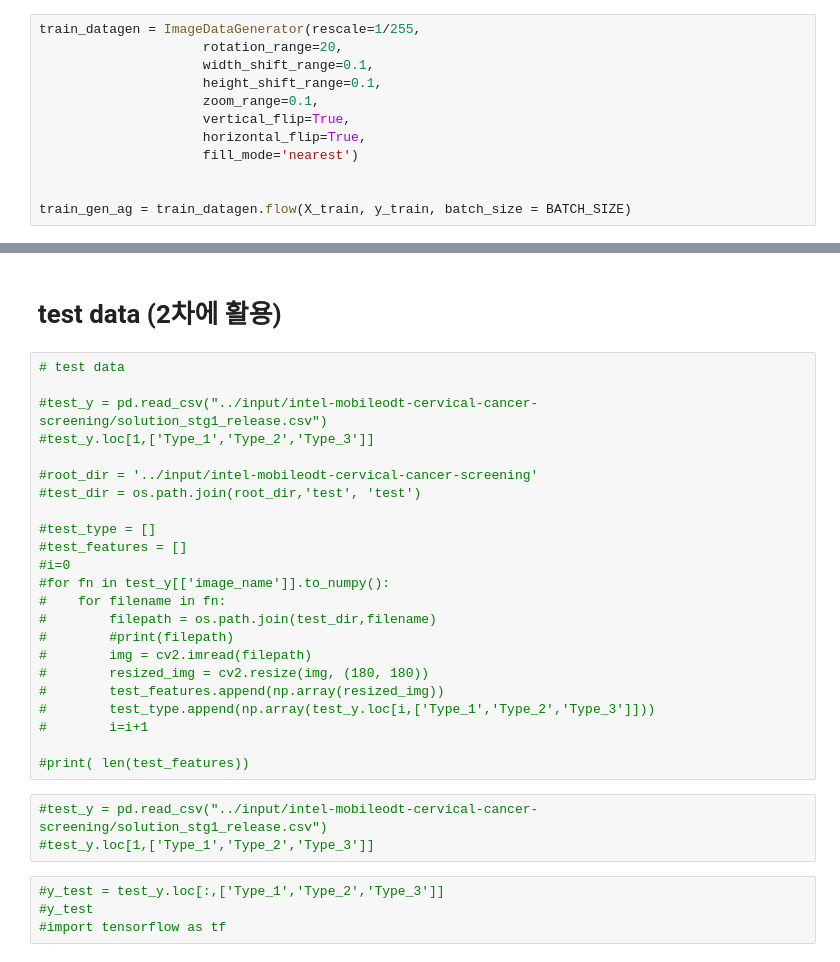
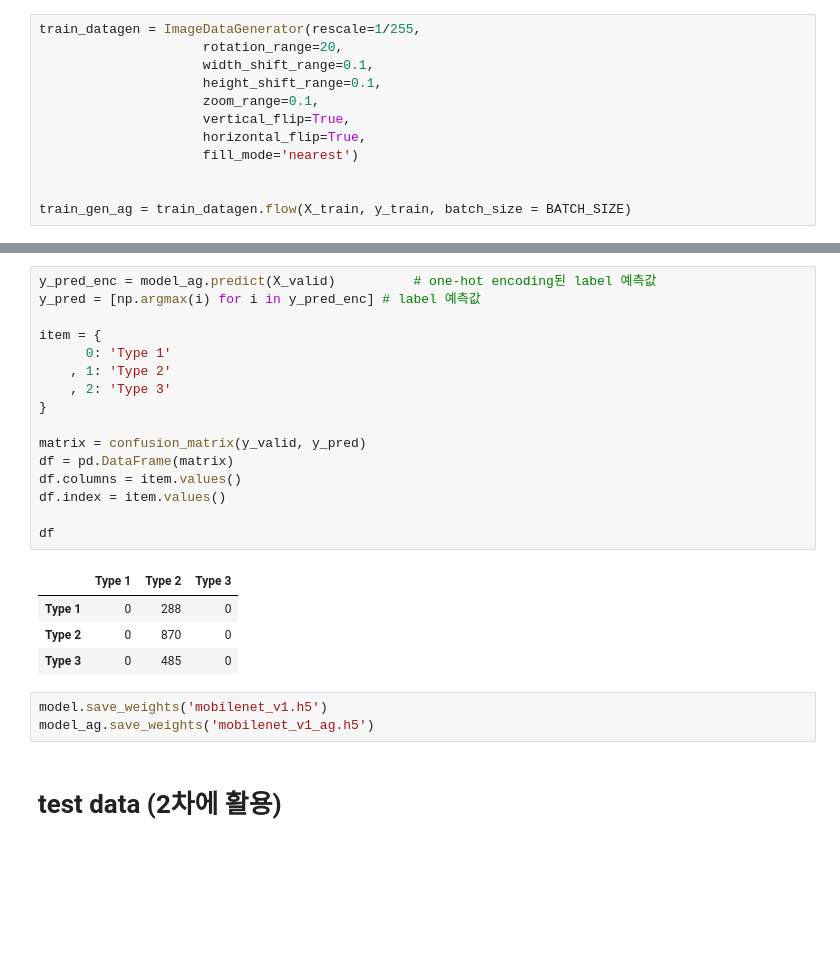
Before and after one commit to kkyobit/kkoybit, a Jupyter notebook: mobilenet.ipynb, the cells around one changed output, grey strips where cells are left out. Saved outputs shown, nothing was run; the diff lists cells and outputs as text; blank space fills up the shorter version.

Commit message:
Kaggle Notebook | mobilenet | Version 6

```diff
--- a/mobilenet.ipynb
+++ b/mobilenet.ipynb
@@ -693,32 +746,26 @@ plt.show()
+# %%
+y_pred_enc = model_ag.predict(X_valid)          # one-hot encoding된 label 예측값
+y_pred = [np.argmax(i) for i in y_pred_enc] # label 예측값
+
+item = {
+      0: 'Type 1'
+    , 1: 'Type 2'
+    , 2: 'Type 3'
+}
+
+matrix = confusion_matrix(y_valid, y_pred)
+df = pd.DataFrame(matrix)
+df.columns = item.values()
+df.index = item.values()
+
+df
+# %% [output]
+|  | Type 1 | Type 2 | Type 3 |
+| Type 1 | 0 | 288 | 0 |
+| Type 2 | 0 | 870 | 0 |
+| Type 3 | 0 | 485 | 0 |
+# %%
+model.save_weights('mobilenet_v1.h5')
+model_ag.save_weights('mobilenet_v1_ag.h5')
 # %% [markdown]
 # test data (2차에 활용)
-# %%
-# test data
-
-#test_y = pd.read_csv("../input/intel-mobileodt-cervical-cancer-screening/solution_stg1_release.csv")
-#test_y.loc[1,['Type_1','Type_2','Type_3']]
-
-#root_dir = '../input/intel-mobileodt-cervical-cancer-screening'
-#test_dir = os.path.join(root_dir,'test', 'test')
-
-#test_type = []
-#test_features = []
-#i=0
-#for fn in test_y[['image_name']].to_numpy():
-#    for filename in fn:
-#        filepath = os.path.join(test_dir,filename)
-#        #print(filepath)
-#        img = cv2.imread(filepath)
-#        resized_img = cv2.resize(img, (180, 180))
-#        test_features.append(np.array(resized_img))
-#        test_type.append(np.array(test_y.loc[i,['Type_1','Type_2','Type_3']]))
-#        i=i+1
-
-#print( len(test_features))
-# %%
-#test_y = pd.read_csv("../input/intel-mobileodt-cervical-cancer-screening/solution_stg1_release.csv")
-#test_y.loc[1,['Type_1','Type_2','Type_3']]
-# %%
-#y_test = test_y.loc[:,['Type_1','Type_2','Type_3']]
-#y_test
-#import tensorflow as tf
```
Also changed, not shown: parts of 34 cells of this notebook.
